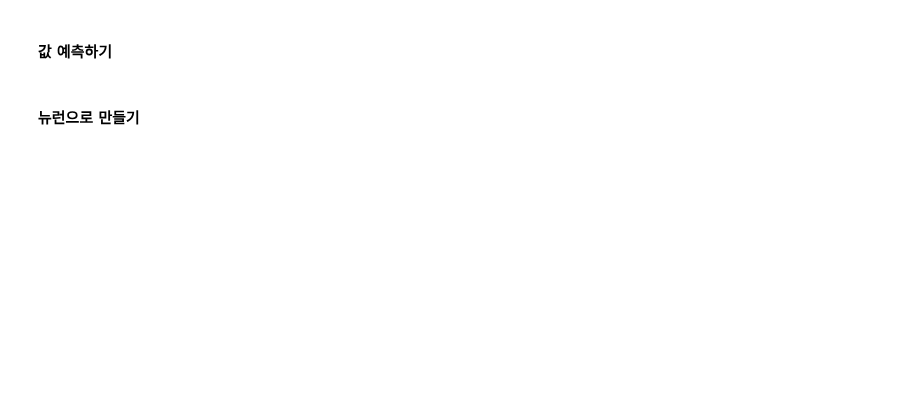
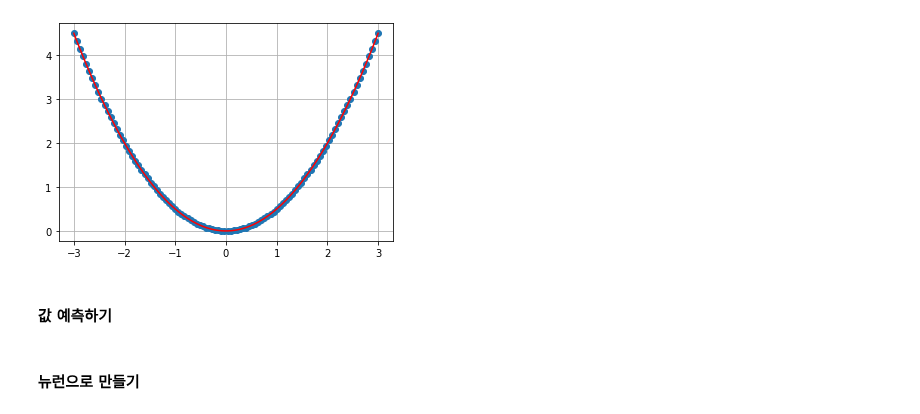
Before and after one commit to imguru-mooc/HVAC_EDU, a Jupyter notebook: 인공지능/source/Chapter_2/1.linear_regression.ipynb, the cells around one changed output. Cells and saved outputs as stored; diff of their text form; code cells hidden in the pictures; blank space fills up the shorter version.

```diff
--- a/인공지능/source/Chapter_2/1.linear_regression.ipynb
+++ b/인공지능/source/Chapter_2/1.linear_regression.ipynb
@@ -84,20 +99,23 @@ plt.show()
 # %%
 import numpy as np   # numeriacal computing
 import matplotlib.pyplot as plt  # plotting core
 
 w = 1
 b = np.linspace(-3,3,100)
-
+x = 2
+y = 2
 j = np.zeros(100)
 for i in range(len(b)):
-    y_hat = w*2 + b[i];
-    j[i] = 0.5 * (y_hat - 2)**2
+    y_hat = w*x + b[i];
+    j[i] = 0.5 * (y_hat - y)**2
 
 plt.plot(b,j, 'o' )
 plt.plot(b,j, 'r-' )
 
 plt.grid(True)
 plt.show()
+# %% [output]
+[figure, added]
 # %%
 import numpy as np   # numeriacal computing
 import matplotlib.pyplot as plt  # plotting core
```
Also changed, not shown: parts of 9 cells of this notebook.
